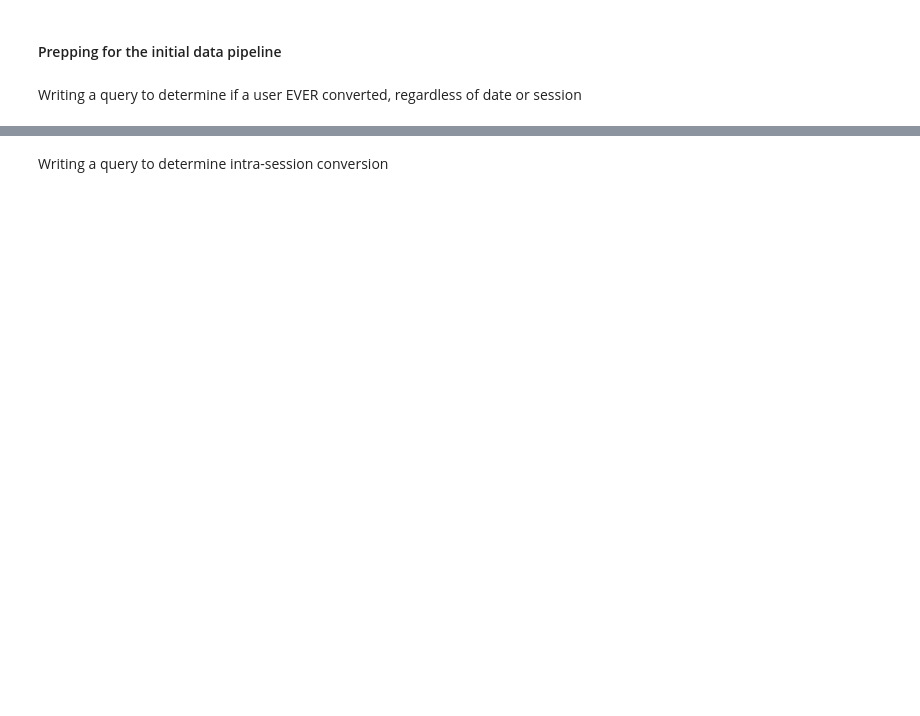
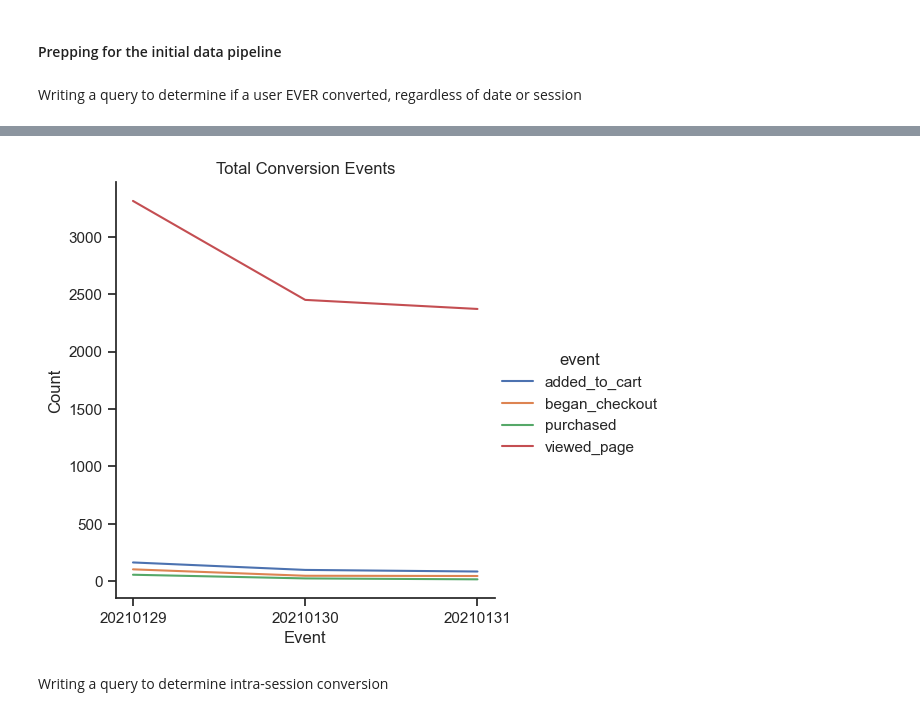
Before and after one commit to SJBales/ecommerce-funnel-analysis, a Jupyter notebook: notebooks/workshop.ipynb, the cells around one changed output, grey strips where cells are left out. Cells and saved outputs as stored; diff of their text form; code cells hidden in the pictures; blank space fills up the shorter version.

```diff
--- a/notebooks/workshop.ipynb
+++ b/notebooks/workshop.ipynb
@@ -57,3 +77,23 @@ plt.show()
+# %%
+# Plotting total page views and conversion
+agg_long_events = long_events.loc[:, ['first_event_date', 'event', 'occurence']]\
+    .groupby(['first_event_date', 'event']).sum().reset_index()
+
+# Setting the theme
+custom_params = {"axes.spines.right": False, "axes.spines.top": False}
+sns.set_theme(style="ticks", rc=custom_params)
+
+sns.relplot(data = agg_long_events,
+            x = 'first_event_date',
+            y = 'occurence',
+            hue = 'event',
+            kind = 'line')
+plt.title('Total Conversion Events')
+plt.ylabel('Count')
+plt.xlabel('Event')
+plt.show()
+# %% [output]
+[figure, added]
 # %% [markdown]
 Writing a query to determine intra-session conversion
 # %%
```
Also changed, not shown: parts of 6 cells of this notebook.
